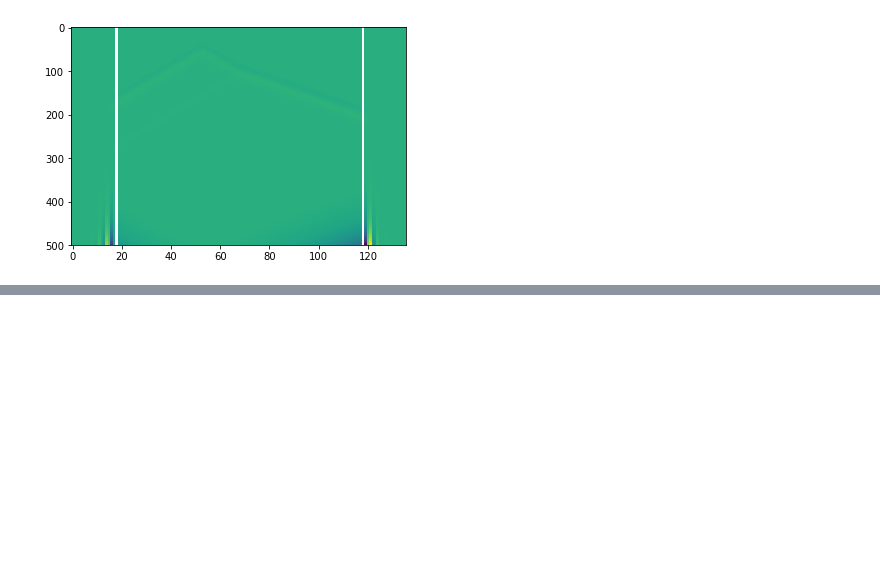
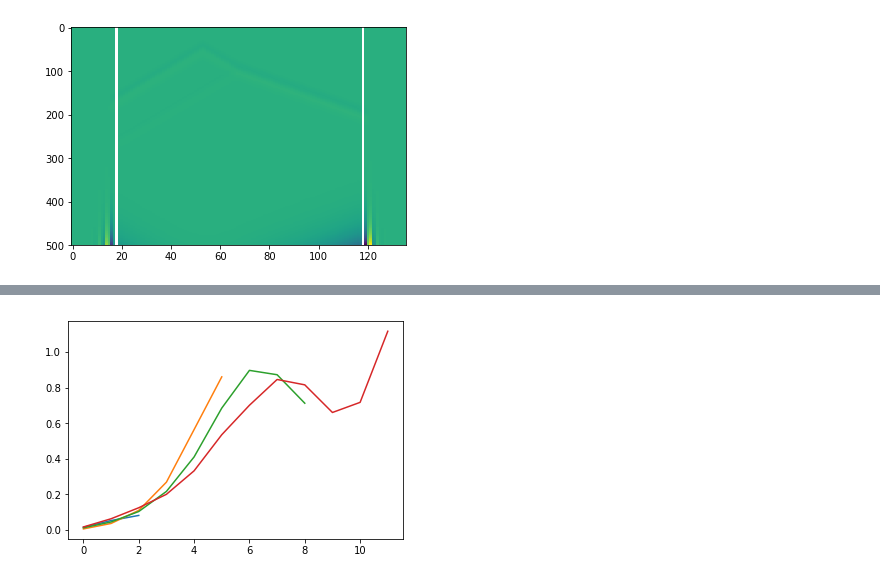
Before and after one commit to ar4/wave_1d_fd_pml, a Jupyter notebook: notebooks/wave_1d_fd_pml.ipynb, the cells around one changed output, grey strips where cells are left out. Cells and saved outputs as stored; diff of their text form; code cells hidden in the pictures; blank space fills up the shorter version.

Commit message:
big DEAP run on one velocity for 4 profile_lens. Takes quite a long time, so going to explore using scipy's optimize instead.

```diff
--- a/notebooks/wave_1d_fd_pml.ipynb
+++ b/notebooks/wave_1d_fd_pml.ipynb
@@ -77,10 +77,12 @@ plt.imshow(y[:,:], aspect='auto')
 # %%
 vs=[1500, 2250, 3000]
 freq=25
-lambdas=[v/freq for v in vs]
-lambda_fracs=[0.25, 0.5, 0.75, 1]
+#lambdas=[v/freq for v in vs]
+#lambda_fracs=[0.25, 0.5, 0.75, 1]
+profile_lens=[3,6,9,12]
 profiles = []
 for v, lamb in zip(vs, lambdas):
-    for frac in lambda_fracs:
-        profile_len = int(np.round(lamb*frac/5)) #dx = 5
-        profiles.append(find_profile.find_profile(profile_len, v=v, pop_len=5000, ngen=100, nsteps=500))
+    #for frac in lambda_fracs:
+        #profile_len = int(np.round(lamb*frac/5)) #dx = 5
+    for profile_len in profile_lens:
+        profiles.append(find_profile.find_profile(profile_len, v=v, pop_len=20000, ngen=20*profile_len, nsteps=500))
@@ -87,6 +162,10 @@ for v, lamb in zip(vs, lambdas):
 # %%
-for p in profiles:
-    plt.figure()
-    plt.plot(p)
+for p,_ in enumerate(profile_lens):
+    #plt.figure()
+    v=0
+    #for v in range(3):
+    plt.plot(profiles[v*4+p])
+# %% [output]
+[figure, added]
 # %%
 model = test_wave_1d_fd_pml.model_one(500)
```
Also changed, not shown: parts of 4 cells of this notebook, 2 other files.
